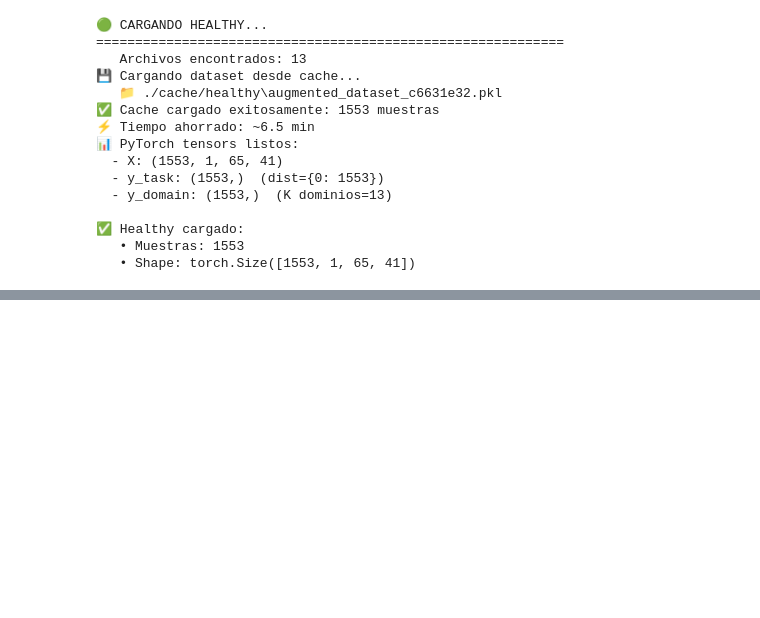
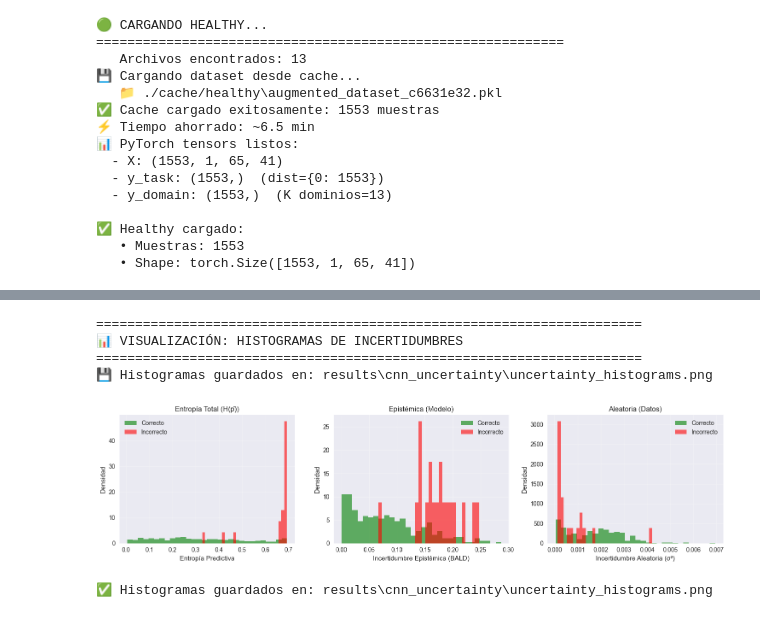
Before and after one commit to fecork/parkinson-voice-uncertainty, a Jupyter notebook: cnn_uncertainty_training.ipynb, the cells around one changed output, grey strips where cells are left out. Drawn from its saved outputs; the diff is of its cells as text; code cells hidden in the pictures; blank space fills up the shorter version.

```diff
--- a/cnn_uncertainty_training.ipynb
+++ b/cnn_uncertainty_training.ipynb
@@ -218,0 +652,23 @@ Parámetros entrenables: 27,588
+# %%
+# ============================================================
+# VISUALIZACIÓN: HISTOGRAMAS DE INCERTIDUMBRES
+# ============================================================
+
+print("\n" + "="*70)
+print("📊 VISUALIZACIÓN: HISTOGRAMAS DE INCERTIDUMBRES")
+print("="*70)
+
+fig_hist = plot_uncertainty_histograms(
+    test_metrics,
+    save_path=save_dir / "uncertainty_histograms.png",
+    show=True
+)
+
+print(f"\n✅ Histogramas guardados en: {save_dir / 'uncertainty_histograms.png'}")
+# %% [output]
+======================================================================
+📊 VISUALIZACIÓN: HISTOGRAMAS DE INCERTIDUMBRES
+======================================================================
+💾 Histogramas guardados en: results\cnn_uncertainty\uncertainty_histograms.png
+[figure, added]
+✅ Histogramas guardados en: results\cnn_uncertainty\uncertainty_histograms.png
```
Also changed, not shown: parts of 20 cells of this notebook, 16 other files.
